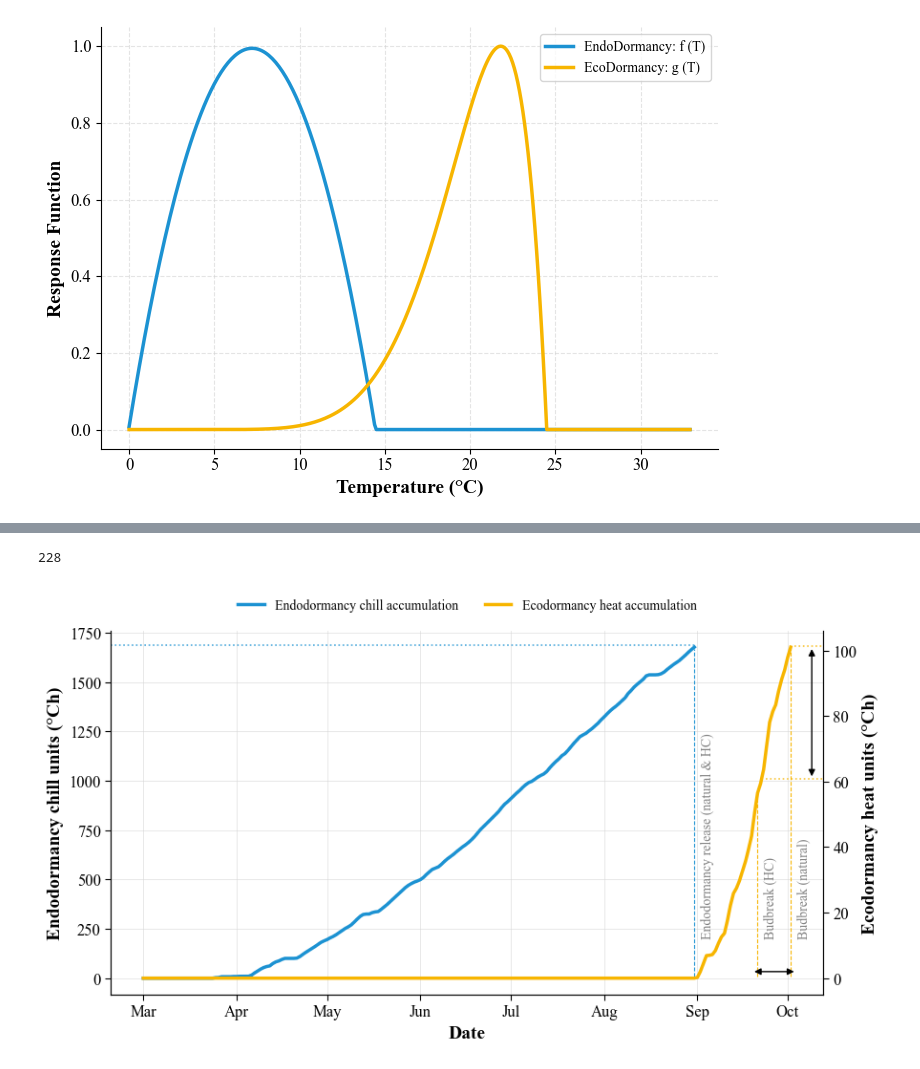
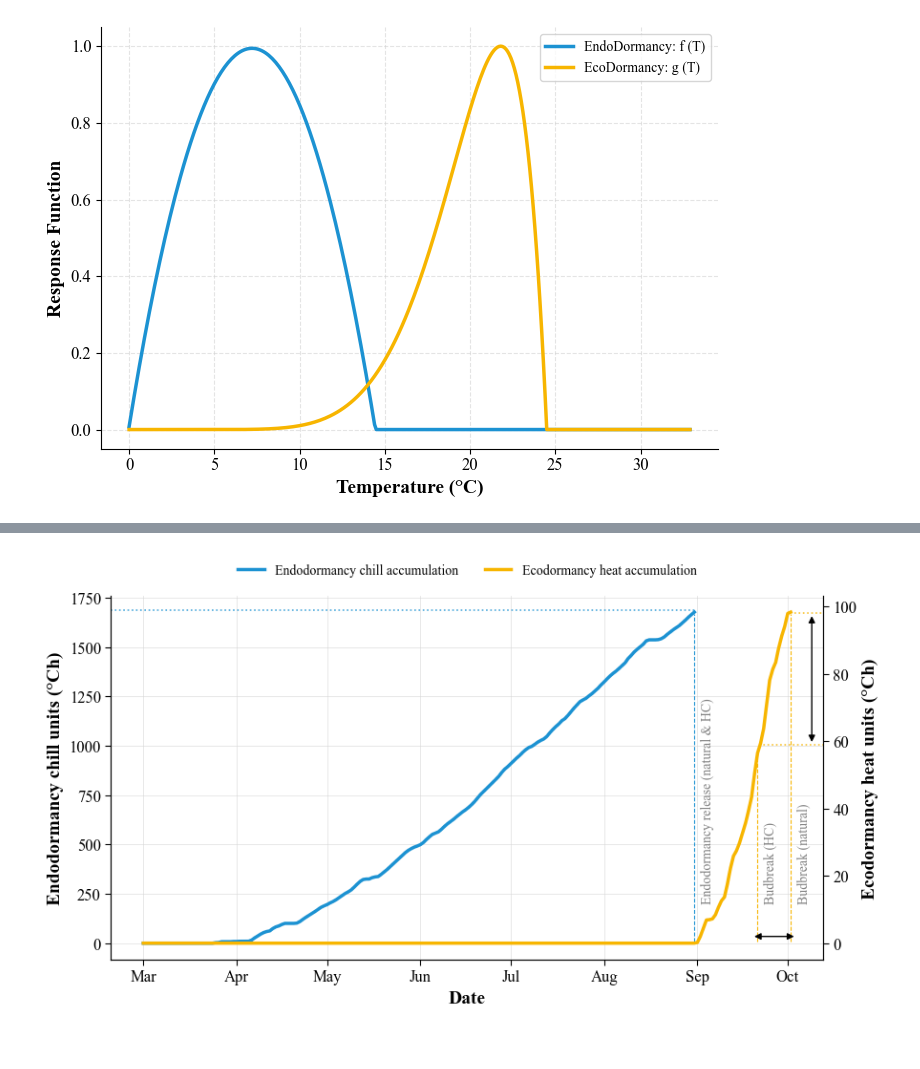
Before and after one commit to Niloofar-Sh/PlayGround, a Jupyter notebook: HC Dormancy Paper Figures.ipynb, the cells around one changed output, grey strips where cells are left out. Cells and saved outputs as stored; diff of their text form; code cells hidden in the pictures.

```diff
--- a/HC Dormancy Paper Figures.ipynb
+++ b/HC Dormancy Paper Figures.ipynb
@@ -552,7 +918,3 @@ plt.show()
-# %%
-pd.to_datetime('2019-8-16').day_of_year #- pd.to_datetime('2022-09-21').day_of_year
-# %% [output]
-228
 # %%
 AccumulatedChilling = Report['KiwiFruit.Phenology.AccumulatedChilling']
 EcoDormancyProgressThroughPhase = Report['KiwiFruit.Phenology.EcoDormancy.ProgressThroughPhase']
@@ -561,31 +923,31 @@ Dates = Report['Clock.Today']
 
 START_DOY = 59
 # SimulationName = HWBBTP2022Control
-simulation27 = (Report['SimulationID'] == 27) & (Report['Clock.Today.Year'] == 2022)
+simulation26 = (Report['SimulationID'] == 26) & (Report['Clock.Today.Year'] == 2022)
 # SimulationName = HWBBTP2022HC225
 simulation71 = (Report['SimulationID'] == 71) & (Report['Clock.Today.Year'] == 2022)
-x = DOY[simulation27][START_DOY:]
-Dates = pd.to_datetime(Dates[simulation27][START_DOY:])
+x = DOY[simulation26][START_DOY:]
+Dates = pd.to_datetime(Dates[simulation26][START_DOY:])
 
-mask_endo27 = (DOY[simulation27] <= 243)
-mask_eco27a  = (DOY[simulation27] >= 165)
-mask_eco27b  = (DOY[simulation27] <= 275)
+mask_endo26 = (DOY[simulation26] <= 243)
+mask_eco26a  = (DOY[simulation26] >= 165)
+mask_eco26b  = (DOY[simulation26] <= 275)
 
-EndoProgress27 = AccumulatedChilling[simulation27][START_DOY:].copy()
-EcoProgress27  = EcoDormancyProgressThroughPhase[simulation27][START_DOY:].copy()
+EndoProgress26 = AccumulatedChilling[simulation26][START_DOY:].copy()
+EcoProgress26  = EcoDormancyProgressThroughPhase[simulation26][START_DOY:].copy()
 
-# EndoProgress71 = AccumulatedChilling[simulation71][START_DOY:].copy()
-# EcoProgress71  = EcoDormancyProgressThroughPhase[simulation71][START_DOY:].copy()
+EndoProgress71 = AccumulatedChilling[simulation71][START_DOY:].copy()
+EcoProgress71  = EcoDormancyProgressThroughPhase[simulation71][START_DOY:].copy()
 
 # Set values outside of mask to zero or nan
-EndoPlot = EndoProgress27.copy()
-EndoPlot[~mask_endo27] = np.nan
+EndoPlot = EndoProgress26.copy()
+EndoPlot[~mask_endo26] = np.nan
 
-EcoPlot = EcoProgress27.copy()
-EcoPlot[~mask_eco27a] = 0
-EcoPlot[~mask_eco27b] = np.nan
+EcoPlot = EcoProgress26.copy()
+EcoPlot[~mask_eco26a] = 0
+EcoPlot[~mask_eco26b] = np.nan
 
-Dates[~mask_eco27b] = np.nan
+Dates[~mask_eco26b] = np.nan
 
 fig, ax = plt.subplots(figsize=(9,5))
 
@@ -600,12 +962,16 @@ ax.set_ylabel(
     fontsize=14, fontweight="bold", fontproperties=font_tick
 )
 
-# Endo target
+# Endo target (Natural)
 ax.axhline(
     1689, xmax=0.82,
     color=color1, linestyle=':', linewidth=1.2, alpha=0.8
 )
-
+# Endo target (HC)
+# ax.axhline(
+#     1663.92, xmax=0.82,
+#     color=color1, linestyle=':', linewidth=1.2, alpha=0.8
+# )
 # ---- Right axis: Ecodormancy ----
 ax2 = ax.twinx()
 
@@ -619,13 +985,14 @@ ax2.set_ylabel(
     fontsize=14, fontweight="bold", fontproperties=font_tick
 )
 
-# Eco targets
+# Eco target (Natural)
 ax2.axhline(
-    101.29, xmin=0.96, xmax=1,
+    98, xmin=0.96, xmax=1,
     color=color2, linestyle=':', linewidth=1.2, alpha=0.8
 )
+# Eco target (HC)
 ax2.axhline(
-    60.78, xmin=0.92, xmax=1,
+    58.98, xmin=0.91, xmax=1,
     color=color2, linestyle=':', linewidth=1.2, alpha=0.8
 )
 
@@ -638,9 +1005,11 @@ ax.text(277, 200, "Budbreak (natural)", color='gray', rotation=90, va='bottom',
 ax.axvline(275, ymin=0.05, ymax=0.95, color=color2, linestyle='--', linewidth=0.8)
 ax.axvline(264, ymin=0.05, ymax=0.55, color=color2, linestyle='--', linewidth=0.8)
 ax.axvline(243, ymin=0.05, ymax=0.95, color=color1, linestyle='--', linewidth=0.8)
+# ax.axvline(240, ymin=0.05, ymax=0.95, color=color1, linestyle='--', linewidth=0.8)
 
 
-# ---- Arrow annotation ----
+
+# ---- Arrows ----
 ax2.annotate(
     "",
     xy=(277, 2),
@@ -653,8 +1022,8 @@ ax2.annotate(
 )
 ax2.annotate(
     "",
-    xy=(282, 60.78),
-    xytext=(282, 101.29),
+    xy=(282, 58.98),
+    xytext=(282, 98),
     arrowprops=dict(
         arrowstyle="<|-|>",
         linewidth=1,
@@ -681,31 +1050,31 @@ for label in ax2.get_yticklabels():
     label.set_fontproperties(font_tick)
 
 
 # ---- Legend (combined, outside, compact) ----
 ax.legend(
     handles=[ln1, ln2],
     prop=font_legend,
     frameon=False,
     loc='lower center',
     bbox_to_anchor=(0.5, 1.02),
     ncol=2
 )
 
 # ---- Grid & aesthetics ----
 # ax.grid(axis='x', linewidth=0.6, color='lightgray', alpha=0.6)
 ax.grid(linewidth=0.6, color='lightgray', alpha=0.6)
 
 
 ax.spines['top'].set_visible(False)
 ax2.spines['top'].set_visible(False)
 
 ax.tick_params(width=0.8, length=4)
 ax2.tick_params(width=0.8, length=4)
 
 
 plt.tight_layout()
 plt.savefig("C:/Users/HRANFS/Documents/Hayward HC paper 2026/photo bin/simulation71BB.png", dpi=600, bbox_inches='tight')
 
 plt.show()
 # %% [output]
-[figure, old version]
+[figure, new version]
```
Also changed, not shown: parts of 14 cells of this notebook.
